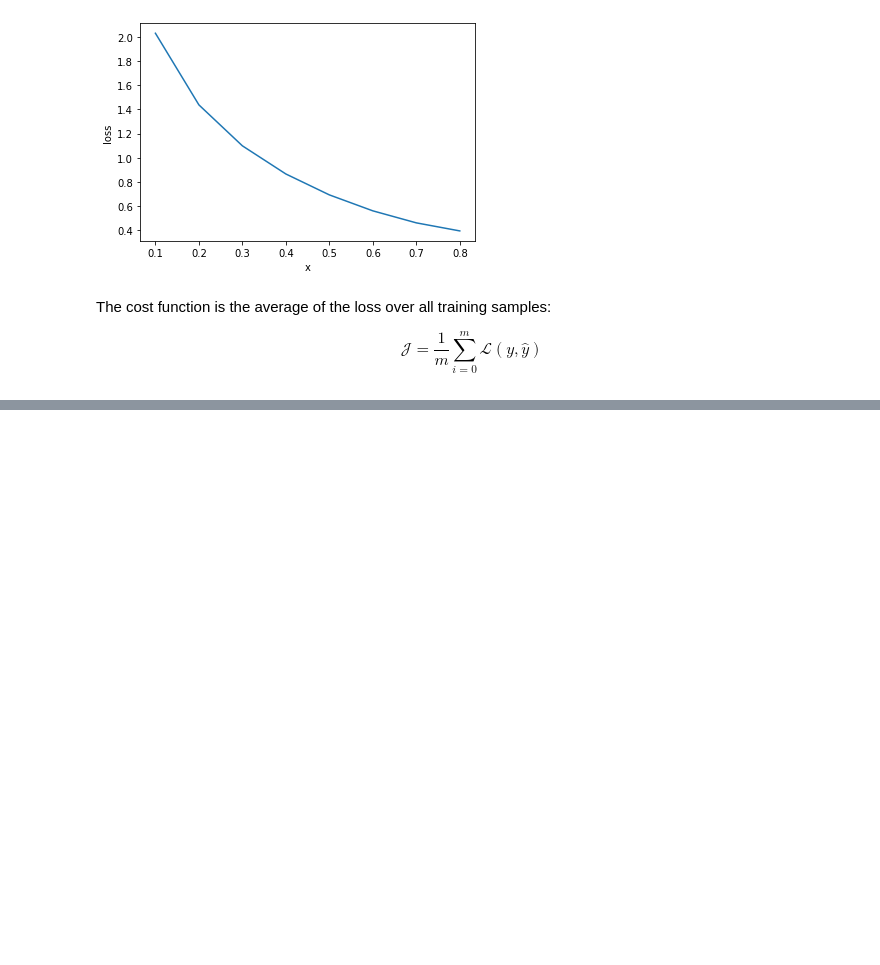
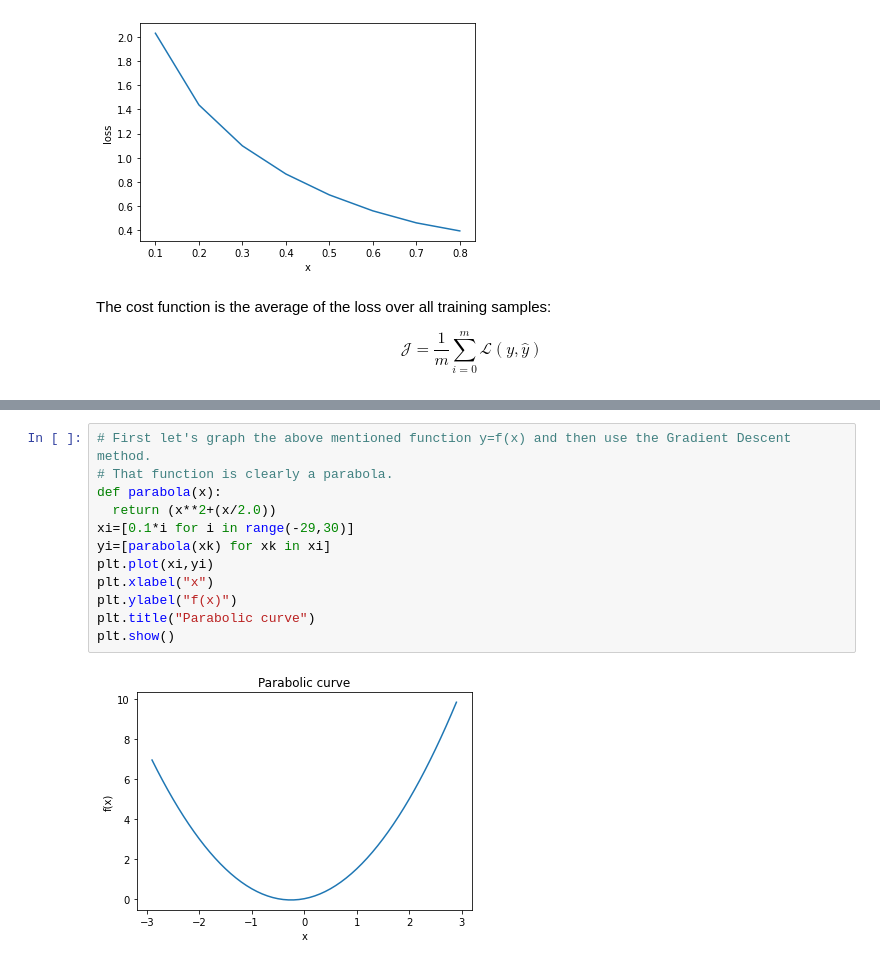
Before and after one commit to YashasMessi02/Machine-learning, a Jupyter notebook: Regerssion_Basics.ipynb, the cells around one changed output, grey strips where cells are left out. Saved outputs shown, nothing was run; the diff lists cells and outputs as text; blank space fills up the shorter version.

```diff
--- a/Regerssion_Basics.ipynb
+++ b/Regerssion_Basics.ipynb
@@ -73,0 +87,14 @@ $$\mathcal J = \frac{1}{m} \sum_{i=0}^{m} \mathcal L(y, \hat y)$$
+# %%
+# First let's graph the above mentioned function y=f(x) and then use the Gradient Descent method.
+# That function is clearly a parabola.
+def parabola(x):
+  return (x**2+(x/2.0))
+xi=[0.1*i for i in range(-29,30)]
+yi=[parabola(xk) for xk in xi]
+plt.plot(xi,yi)
+plt.xlabel("x")
+plt.ylabel("f(x)")
+plt.title("Parabolic curve")
+plt.show()
+# %% [output]
+[figure, added]
```
Also changed, not shown: parts of 6 cells of this notebook.
